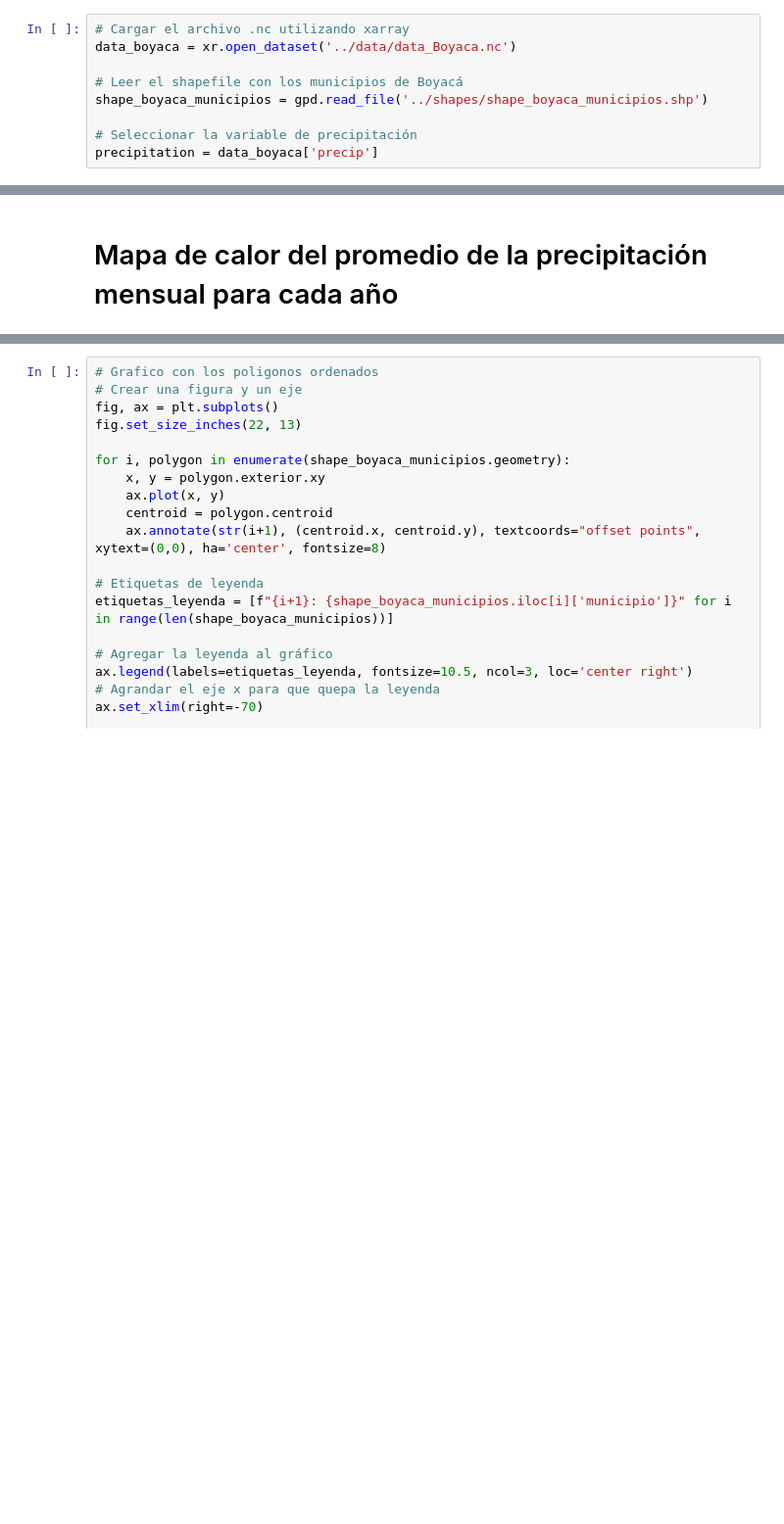
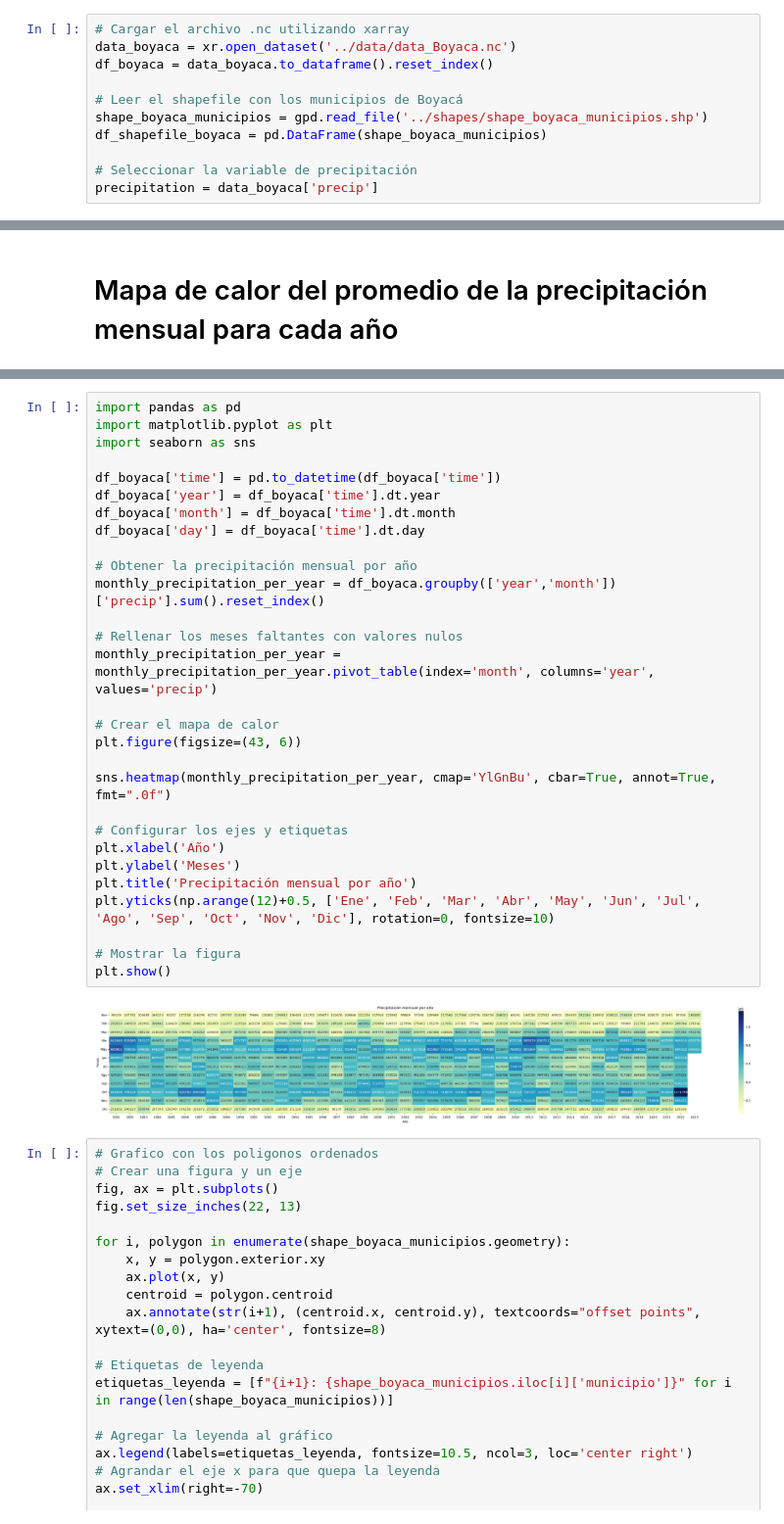
Before and after one commit to Esteban-Duarte31/Degree_Project, a Jupyter notebook: notebooks/data_processing.ipynb, the cells around one changed output, grey strips where cells are left out. Shown at 98% size. Cells and saved outputs as stored; diff of their text form; blank space fills up the shorter version.

Commit message:
fix: Use all the data for the monthly precipitation graph by year

```diff
--- a/notebooks/data_processing.ipynb
+++ b/notebooks/data_processing.ipynb
@@ -12,9 +12,11 @@ import seaborn as sns
 # %%
 # Cargar el archivo .nc utilizando xarray
 data_boyaca = xr.open_dataset('../data/data_Boyaca.nc')
+df_boyaca = data_boyaca.to_dataframe().reset_index()
 
 # Leer el shapefile con los municipios de Boyacá
 shape_boyaca_municipios = gpd.read_file('../shapes/shape_boyaca_municipios.shp')
+df_shapefile_boyaca = pd.DataFrame(shape_boyaca_municipios)
 
 # Seleccionar la variable de precipitación
 precipitation = data_boyaca['precip']
@@ -272,3 +190,34 @@ plt.show()
+# %%
+import pandas as pd
+import matplotlib.pyplot as plt
+import seaborn as sns
+
+df_boyaca['time'] = pd.to_datetime(df_boyaca['time'])
+df_boyaca['year'] = df_boyaca['time'].dt.year
+df_boyaca['month'] = df_boyaca['time'].dt.month
+df_boyaca['day'] = df_boyaca['time'].dt.day
+
+# Obtener la precipitación mensual por año
+monthly_precipitation_per_year = df_boyaca.groupby(['year','month'])['precip'].sum().reset_index()
+
+# Rellenar los meses faltantes con valores nulos
+monthly_precipitation_per_year = monthly_precipitation_per_year.pivot_table(index='month', columns='year', values='precip')
+
+# Crear el mapa de calor
+plt.figure(figsize=(43, 6))
+
+sns.heatmap(monthly_precipitation_per_year, cmap='YlGnBu', cbar=True, annot=True, fmt=".0f")
+
+# Configurar los ejes y etiquetas
+plt.xlabel('Año')
+plt.ylabel('Meses')
+plt.title('Precipitación mensual por año')
+plt.yticks(np.arange(12)+0.5, ['Ene', 'Feb', 'Mar', 'Abr', 'May', 'Jun', 'Jul', 'Ago', 'Sep', 'Oct', 'Nov', 'Dic'], rotation=0, fontsize=10)
+
+# Mostrar la figura
+plt.show()
+# %% [output]
+[figure, added]
 # %%
 # Grafico con los poligonos ordenados
 # Crear una figura y un eje
```
Also changed, not shown: parts of 1 cell of this notebook.
